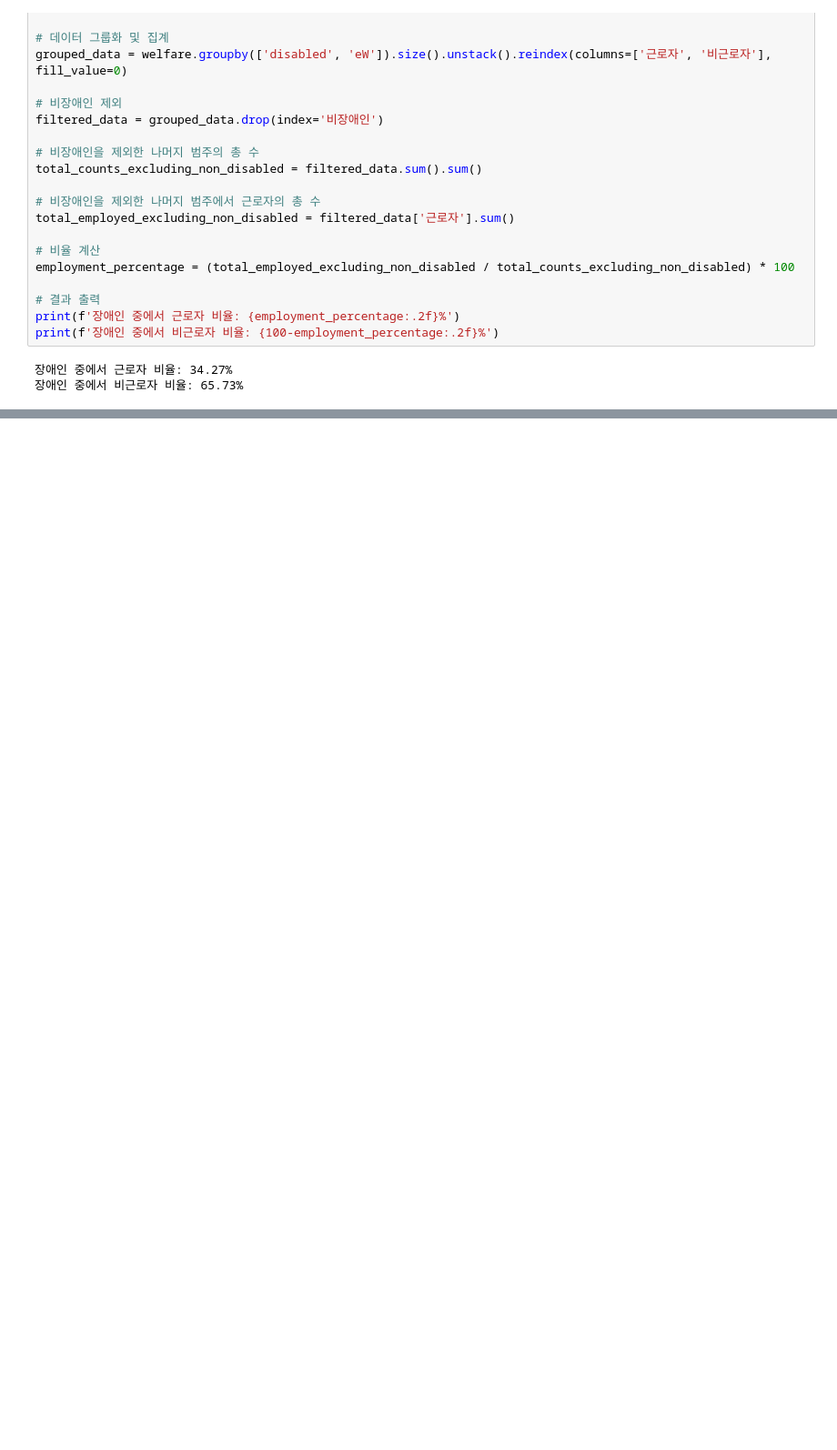
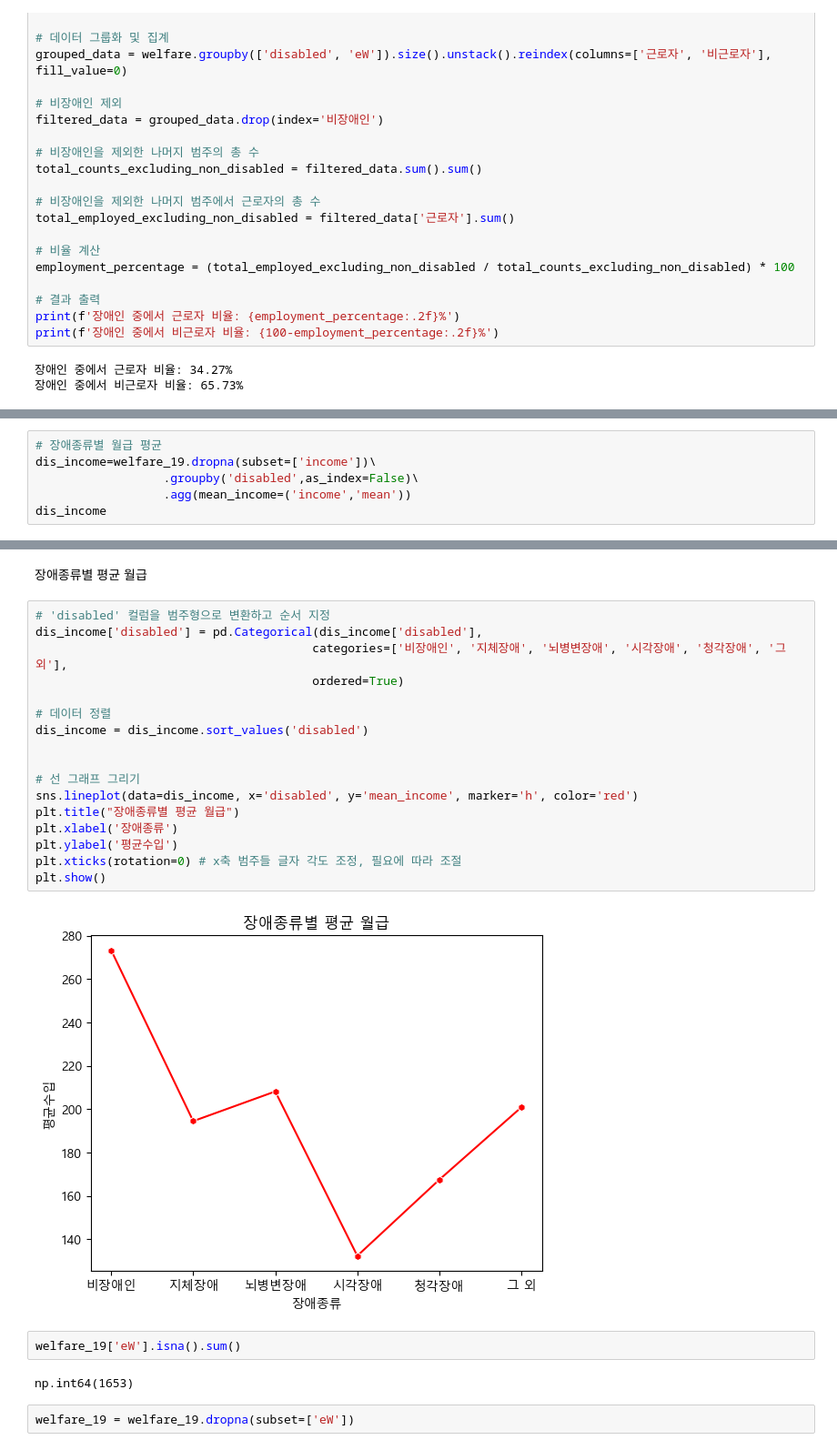
Before and after one commit to bin428/korlife, a Jupyter notebook: 한국인의 삶.ipynb, the cells around one changed output, grey strips where cells are left out. Shown at 91% size. Cells and saved outputs as stored; diff of their text form; blank space fills up the shorter version.

```diff
--- a/한국인의 삶.ipynb
+++ b/한국인의 삶.ipynb
@@ -544,0 +720,6 @@ print(f'장애인 중에서 비근로자 비율: {100-employment_percentage:.2f}
+# %%
+# 장애종류별 월급 평균
+dis_income=welfare_19.dropna(subset=['income'])\
+                  .groupby('disabled',as_index=False)\
+                  .agg(mean_income=('income','mean'))
+dis_income
@@ -544,0 +734,27 @@ print(f'장애인 중에서 비근로자 비율: {100-employment_percentage:.2f}
+# %% [markdown]
+장애종류별 평균 월급
+# %%
+# 'disabled' 컬럼을 범주형으로 변환하고 순서 지정
+dis_income['disabled'] = pd.Categorical(dis_income['disabled'],
+                                       categories=['비장애인', '지체장애', '뇌병변장애', '시각장애', '청각장애', '그 외'],
+                                       ordered=True)
+
+# 데이터 정렬
+dis_income = dis_income.sort_values('disabled')
+
+
+# 선 그래프 그리기
+sns.lineplot(data=dis_income, x='disabled', y='mean_income', marker='h', color='red')
+plt.title("장애종류별 평균 월급")
+plt.xlabel('장애종류')
+plt.ylabel('평균수입')
+plt.xticks(rotation=0) # x축 범주들 글자 각도 조정, 필요에 따라 조절
+plt.show()
+# %% [output]
+[figure, added]
+# %%
+welfare_19['eW'].isna().sum()
+# %% [output]
+np.int64(1653)
+# %%
+welfare_19 = welfare_19.dropna(subset=['eW'])
```
Also changed, not shown: parts of 31 cells of this notebook, 1 other file.
